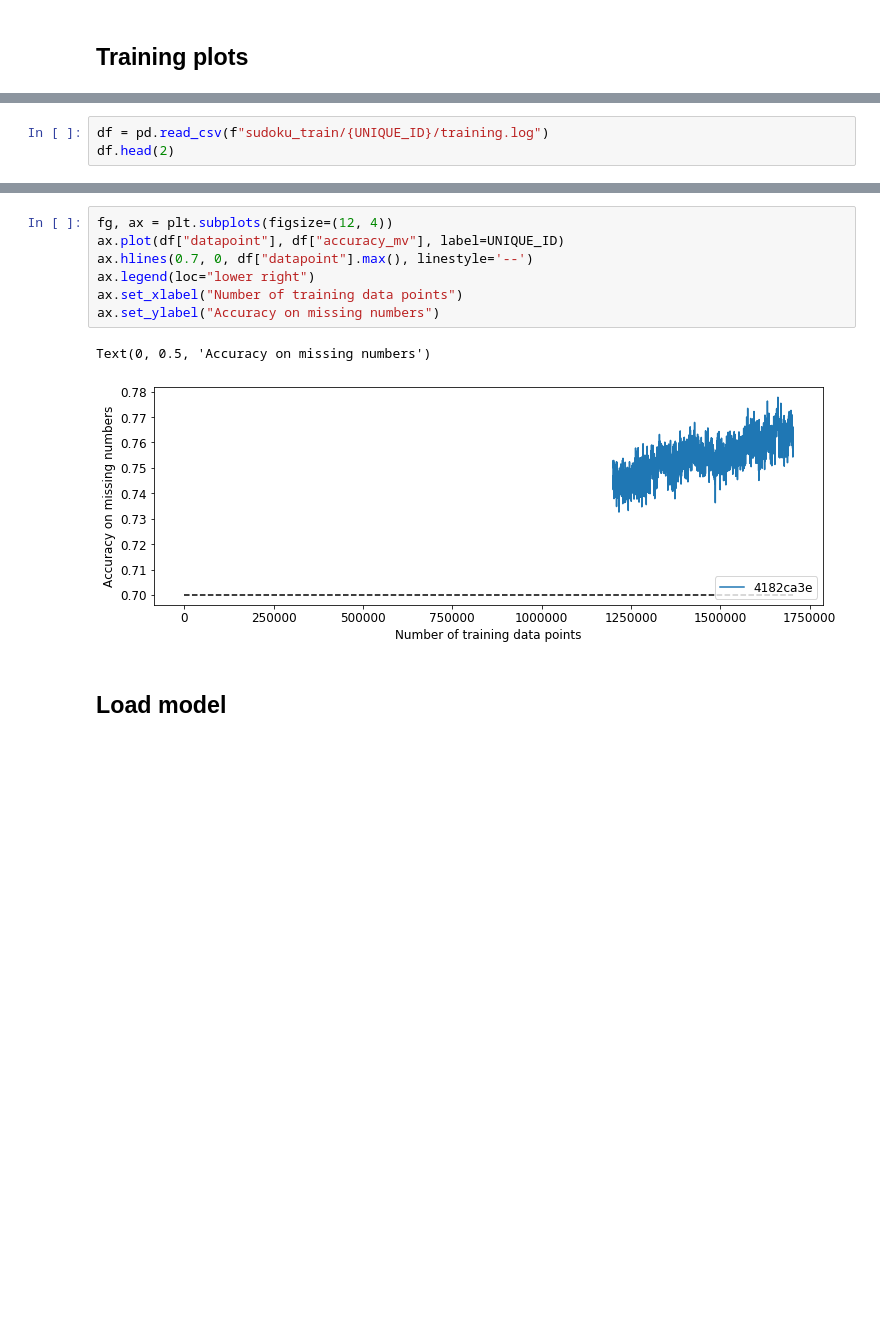
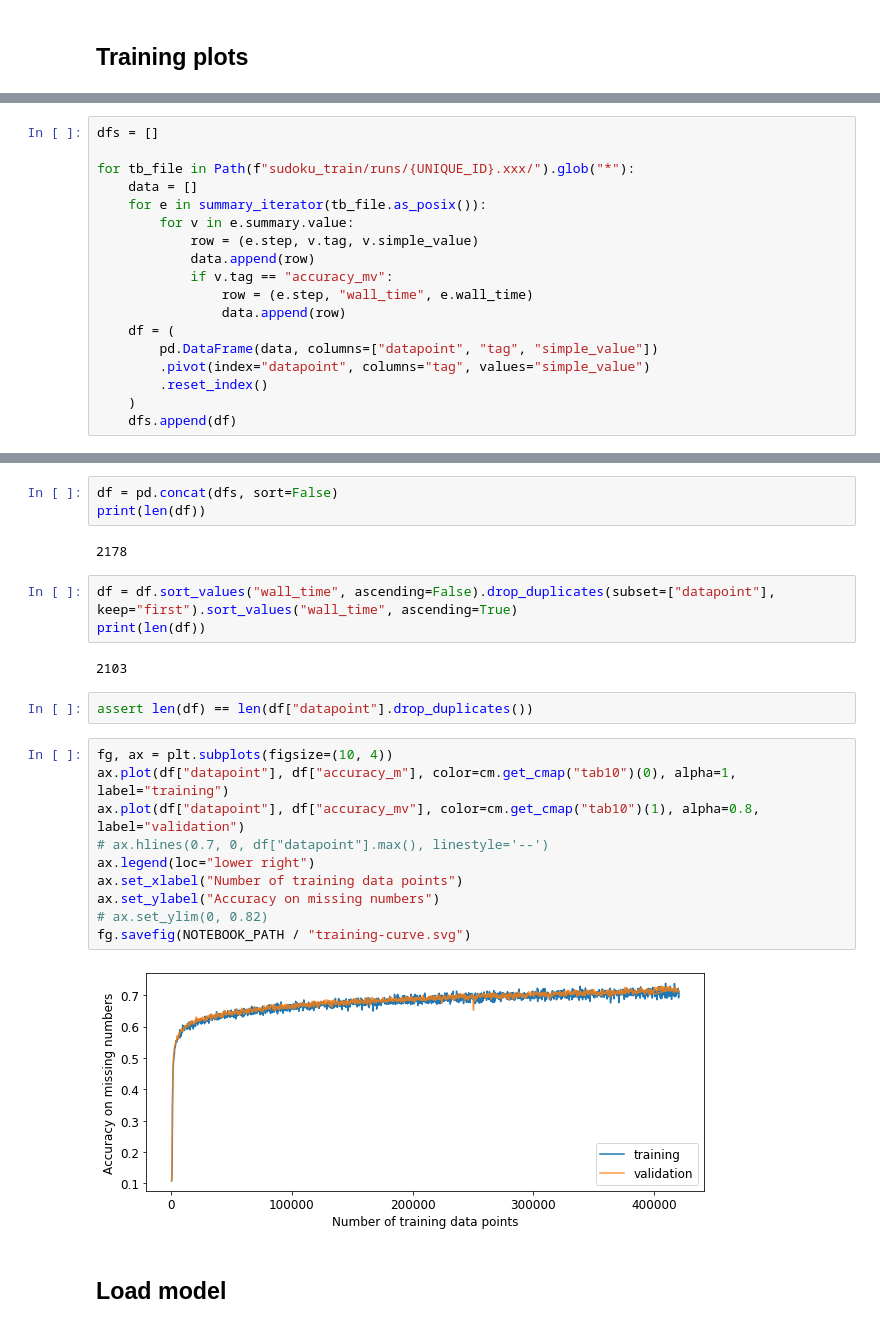
Before and after one commit to ostrokach/proteinsolver, a Jupyter notebook: notebooks/06_sudoku_analysis.ipynb, the cells around one changed output, grey strips where cells are left out. Cells and saved outputs as stored; diff of their text form; blank space fills up the shorter version.

Commit message:
Add sudoku_analysis notebook

```diff
--- a/notebooks/06_sudoku_analysis.ipynb
+++ b/notebooks/06_sudoku_analysis.ipynb
@@ -94,3 +94,0 @@ training_logs = {}
-# %%
-df = pd.read_csv(f"sudoku_train/{UNIQUE_ID}/training.log")
-df.head(2)
@@ -100,0 +106,18 @@ df.head(2)
+# %%
+dfs = []
+
+for tb_file in Path(f"sudoku_train/runs/{UNIQUE_ID}.xxx/").glob("*"):
+    data = []
+    for e in summary_iterator(tb_file.as_posix()):
+        for v in e.summary.value:
+            row = (e.step, v.tag, v.simple_value)
+            data.append(row)
+            if v.tag == "accuracy_mv":
+                row = (e.step, "wall_time", e.wall_time)
+                data.append(row)
+    df = (
+        pd.DataFrame(data, columns=["datapoint", "tag", "simple_value"])
+        .pivot(index="datapoint", columns="tag", values="simple_value")
+        .reset_index()
+    )
+    dfs.append(df)
@@ -101,13 +129,27 @@ df.head(2)
+# %%
+df = pd.concat(dfs, sort=False)
+print(len(df))
+# %% [output]
+2178
+# %%
+df = df.sort_values("wall_time", ascending=False).drop_duplicates(subset=["datapoint"], keep="first").sort_values("wall_time", ascending=True)
+print(len(df))
+# %% [output]
+2103
+# %%
+assert len(df) == len(df["datapoint"].drop_duplicates())
 # %%
-fg, ax = plt.subplots(figsize=(12, 4))
-ax.plot(df["datapoint"], df["accuracy_mv"], label=UNIQUE_ID)
-ax.hlines(0.7, 0, df["datapoint"].max(), linestyle='--')
+fg, ax = plt.subplots(figsize=(10, 4))
+ax.plot(df["datapoint"], df["accuracy_m"], color=cm.get_cmap("tab10")(0), alpha=1, label="training")
+ax.plot(df["datapoint"], df["accuracy_mv"], color=cm.get_cmap("tab10")(1), alpha=0.8, label="validation")
+# ax.hlines(0.7, 0, df["datapoint"].max(), linestyle='--')
 ax.legend(loc="lower right")
 ax.set_xlabel("Number of training data points")
 ax.set_ylabel("Accuracy on missing numbers")
+# ax.set_ylim(0, 0.82)
+fg.savefig(NOTEBOOK_PATH / "training-curve.svg")
 # %% [output]
-Text(0, 0.5, 'Accuracy on missing numbers')
-[figure, old version]
+[figure, new version]
 # %% [markdown]
 ## Load model
 # %%
```
Also changed, not shown: parts of 22 cells of this notebook.
